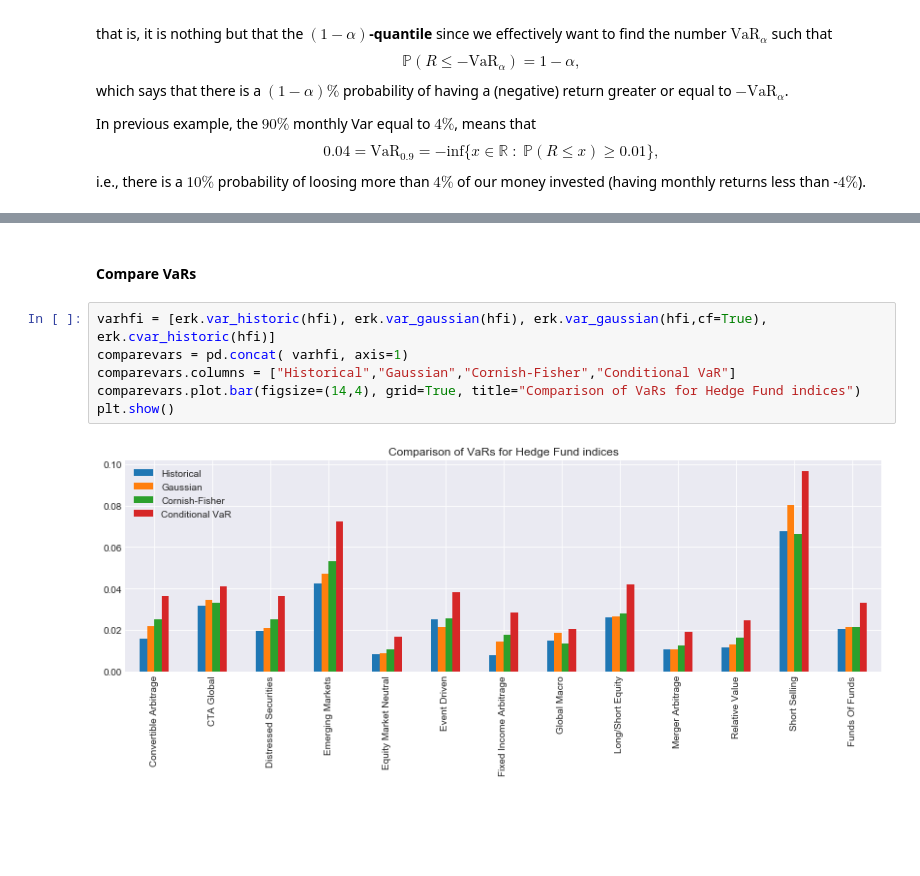
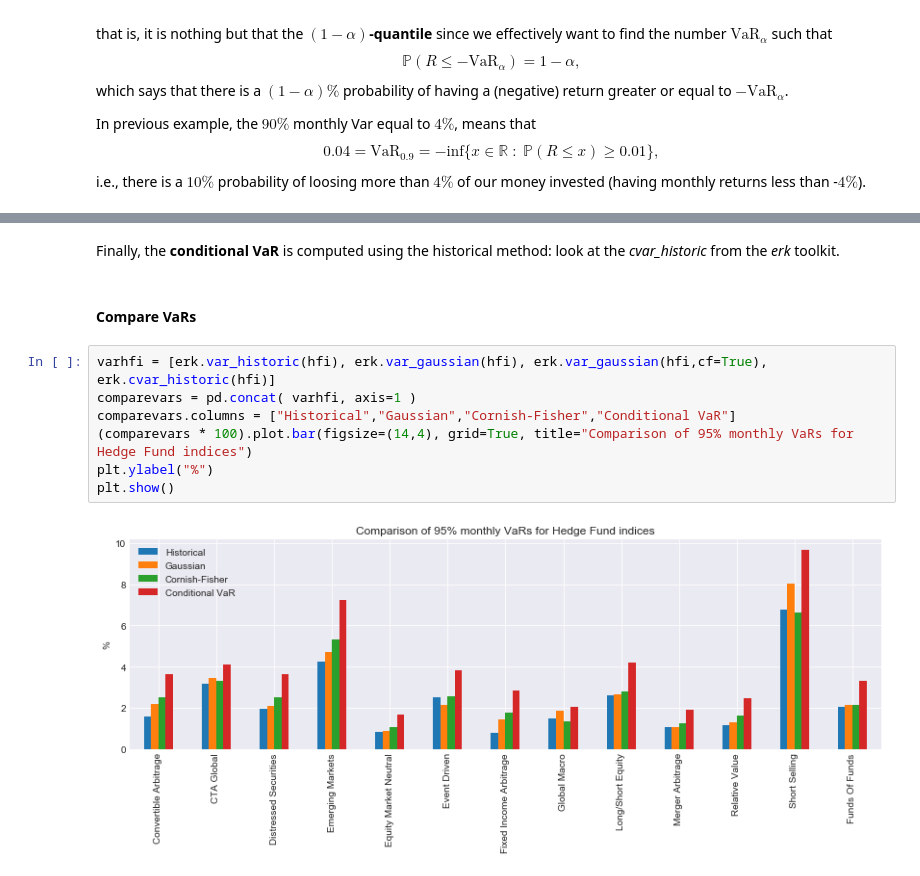
Before and after one commit to z4ir3/finance-courses, a Jupyter notebook: week-1.ipynb, the cells around one changed output, grey strips where cells are left out. Cells and saved outputs as stored; diff of their text form; blank space fills up the shorter version.

```diff
--- a/week-1.ipynb
+++ b/week-1.ipynb
@@ -1044,10 +1028,13 @@ dtype: float64
+# %% [markdown]
+Finally, the **conditional VaR** is computed using the historical method: look at the *cvar_historic* from the *erk* toolkit.
 # %% [markdown]
 #### Compare VaRs
 # %%
 varhfi = [erk.var_historic(hfi), erk.var_gaussian(hfi), erk.var_gaussian(hfi,cf=True), erk.cvar_historic(hfi)]
-comparevars = pd.concat( varhfi, axis=1)
+comparevars = pd.concat( varhfi, axis=1 )
 comparevars.columns = ["Historical","Gaussian","Cornish-Fisher","Conditional VaR"]
-comparevars.plot.bar(figsize=(14,4), grid=True, title="Comparison of VaRs for Hedge Fund indices")
+(comparevars * 100).plot.bar(figsize=(14,4), grid=True, title="Comparison of 95% monthly VaRs for Hedge Fund indices")
+plt.ylabel("%")
 plt.show()
 # %% [output]
-[figure, old version]
+[figure, new version]
```
Also changed, not shown: parts of 14 cells of this notebook.
